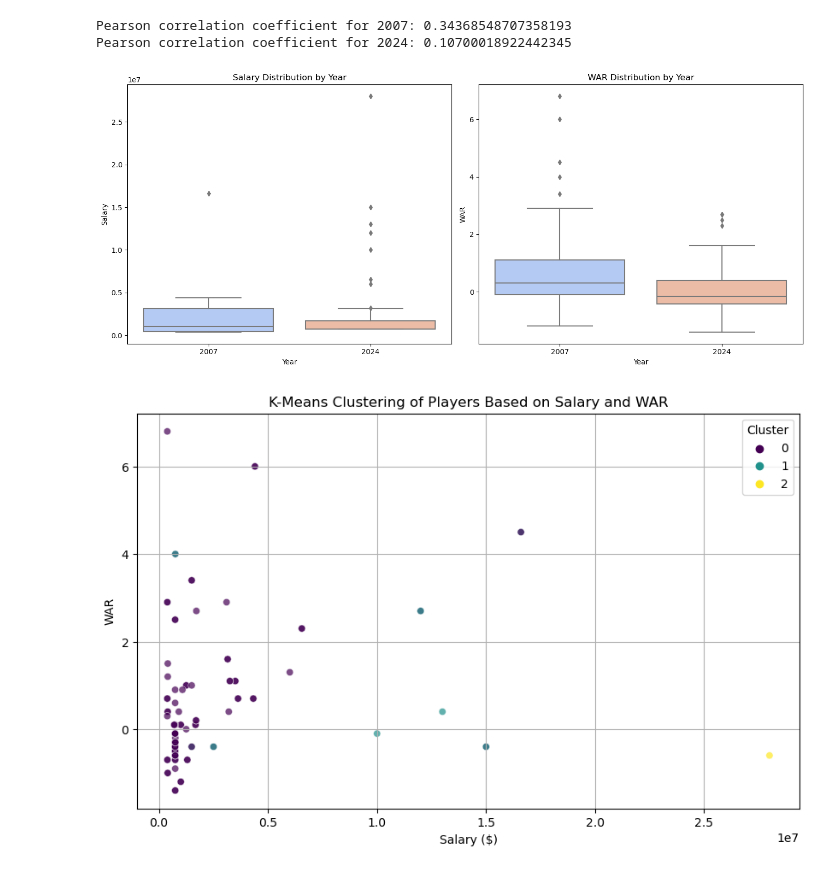
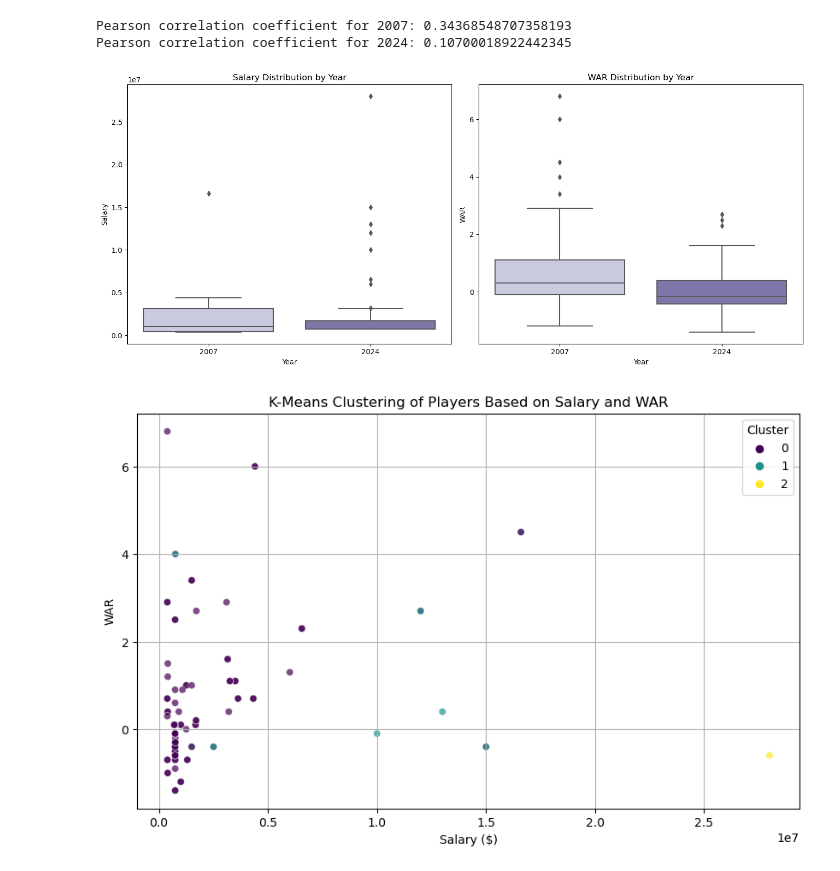
Before and after one commit to cassydm/rockies_moneyball_part-deux, a Jupyter notebook: Test_files/New_Sando.ipynb, the cells around one changed output. Saved outputs shown, nothing was run; the diff lists cells and outputs as text; code cells hidden in the pictures.

```diff
--- a/Test_files/New_Sando.ipynb
+++ b/Test_files/New_Sando.ipynb
@@ -292,22 +292,24 @@ print(f"Pearson correlation coefficient for 2024: {corr_2024}")
 Pearson correlation coefficient for 2007: 0.34368548707358193
 Pearson correlation coefficient for 2024: 0.10700018922442345
 # %%
+
 plt.figure(figsize=(14, 6))
 
 # Boxplot for Salary
 plt.subplot(1, 2, 1)
-sns.boxplot(x='Year', y='Salary', data=df_combined, palette='coolwarm')
+sns.boxplot(x='Year', y='Salary', data=df_combined, palette='Purples')
 plt.title('Salary Distribution by Year')
 
 # Boxplot for WAR
 plt.subplot(1, 2, 2)
-sns.boxplot(x='Year', y='WAR', data=df_combined, palette='coolwarm')
+sns.boxplot(x='Year', y='WAR', data=df_combined, palette='Purples')
 plt.title('WAR Distribution by Year')
 
 plt.tight_layout()
-plt.show()
+#plt.show()
+plt.savefig("../Test_files/Appearance_Figures/boxplot salary dist by year and war dist by year 2007 vs 2024.png")
 # %% [output]
-[figure, old version]
+[figure, new version]
 # %%
 import pandas as pd
 from sklearn.cluster import KMeans
```
Also changed, not shown: parts of 4 cells of this notebook, 8 other files.
